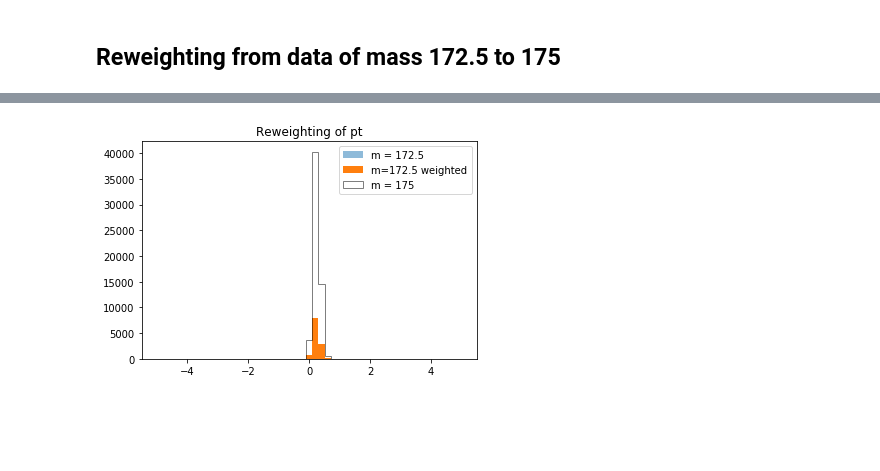
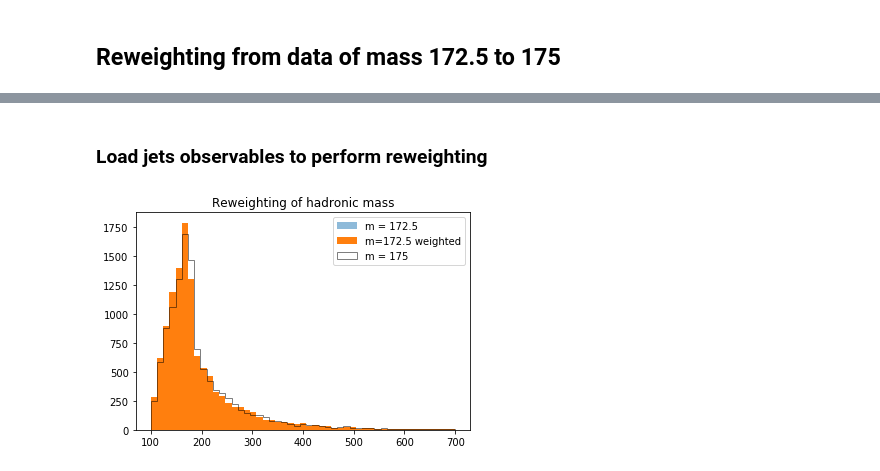
Before and after one commit to cha-suaysom/DCTREventGeneration, a Jupyter notebook: top_mass_jet_reweighting.ipynb, the cells around one changed output, grey strips where cells are left out. Saved outputs shown, nothing was run; the diff lists cells and outputs as text; code cells hidden in the pictures; blank space fills up the shorter version.

```diff
--- a/top_mass_jet_reweighting.ipynb
+++ b/top_mass_jet_reweighting.ipynb
@@ -168,6 +159,5 @@ X1_test = preprocess_data(np.load(data_dir + 'part_175_0_6j.npy')[:,[1,4,5],:-1]
+# %%
+X0_test = preprocess_data(test_had_mass)
 # %%
 preds = dctr_model.predict(X0_test)
 weights = preds[:,1]/preds[:,0]
-# %%
-preds = dctr_model.predict(X0_test)
-weights = preds[:,1]/preds[:,0]
@@ -174,11 +171,16 @@ weights = preds[:,1]/preds[:,0]
+# %% [markdown]
+### Load jets observables to perform reweighting
+# %%
+X0_test_obs = np.load(data_dir + 'part_172_5_6j_obs.npy')[:,1][int(len(default_had_mass_all)*0.8):]
+X1_test_obs = np.load(data_dir + 'part_175_0_6j_obs.npy')[:,1][:len(X0_test_obs)]
 # %%
-bins = np.linspace(-5,5,50)
-plt.title("Reweighting of pt")
+bins = np.linspace(100,700,50)
+plt.title("Reweighting of hadronic mass")
 
-target_data_hist = plt.hist(X0_test[:,2,3], bins = bins, alpha = 0.5, label = 'm = 172.5')[0]
-reweight_data_hist = plt.hist(X0_test[:,2,3], bins = bins, label = 'm=172.5 weighted', weights=weights)[0]
-default_data_hist = plt.hist(X1_test[:,2,3], bins = bins, alpha = 0.5, label = 'm = 175',histtype='step', color='k')[0]
+target_data_hist = plt.hist(X0_test_obs, bins = bins, alpha = 0.5, label = 'm = 172.5')[0]
+reweight_data_hist = plt.hist(X0_test_obs, bins = bins, label = 'm=172.5 weighted', weights=weights)[0]
+default_data_hist = plt.hist(X1_test_obs, bins = bins, alpha = 0.5, label = 'm = 175',histtype='step', color='k')[0]
 plt.legend()
 plt.show()
 # %% [output]
-[figure, old version]
+[figure, new version]
```
Also changed, not shown: parts of 11 cells of this notebook.
